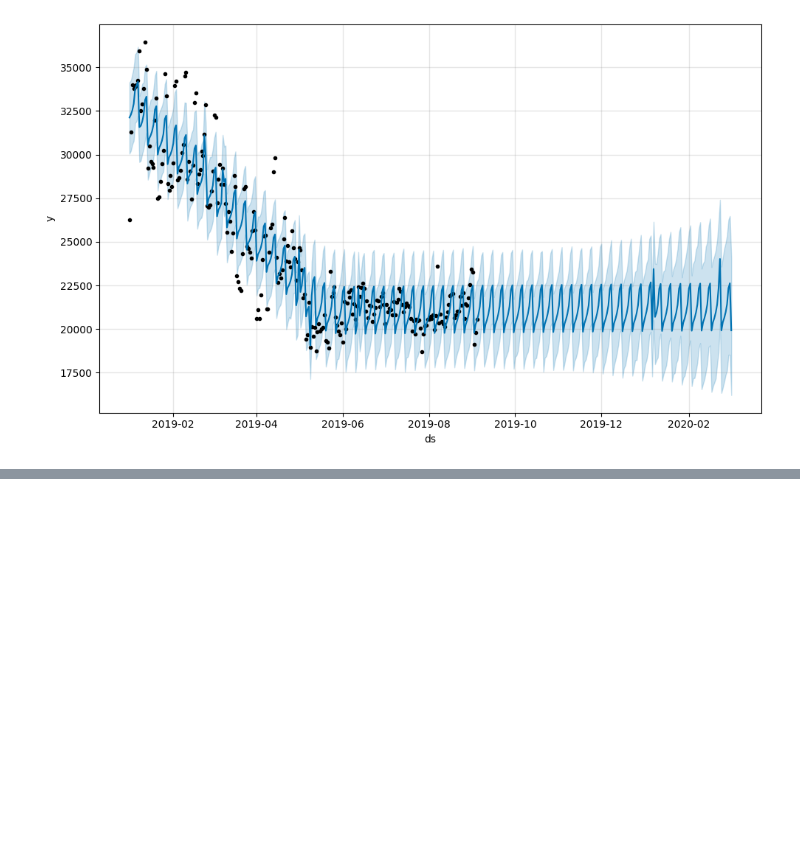
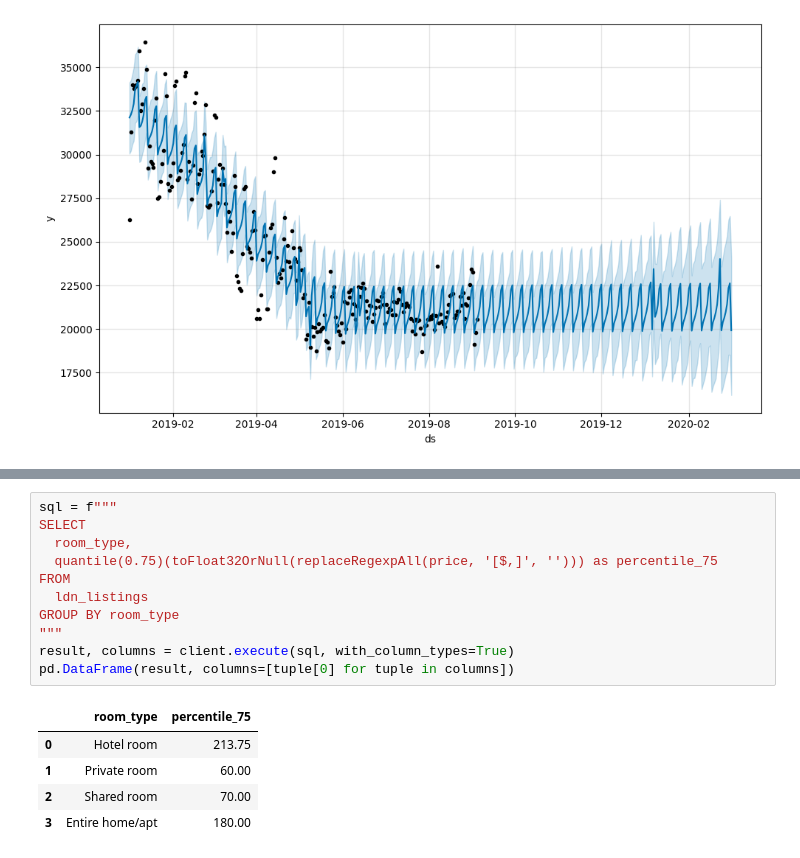
Before and after one commit to aleks-haksly/ClickHouse, a Jupyter notebook: practice/part_6.ipynb, the cells around one changed output, grey strips where cells are left out. Cells and saved outputs as stored; diff of their text form; blank space fills up the shorter version.

```diff
--- a/practice/part_6.ipynb
+++ b/practice/part_6.ipynb
@@ -177,0 +182,17 @@ fig.update_layout(title=f'Installations {n_predictions} days prediction')
+# %%
+sql = f"""
+SELECT
+  room_type,
+  quantile(0.75)(toFloat32OrNull(replaceRegexpAll(price, '[$,]', ''))) as percentile_75
+FROM
+  ldn_listings
+GROUP BY room_type
+"""
+result, columns = client.execute(sql, with_column_types=True)
+pd.DataFrame(result, columns=[tuple[0] for tuple in columns])
+# %% [output]
+|  | room_type | percentile_75 |
+| 0 | Hotel room | 213.75 |
+| 1 | Private room | 60.00 |
+| 2 | Shared room | 70.00 |
+| 3 | Entire home/apt | 180.00 |
```
Also changed, not shown: parts of 7 cells of this notebook.
